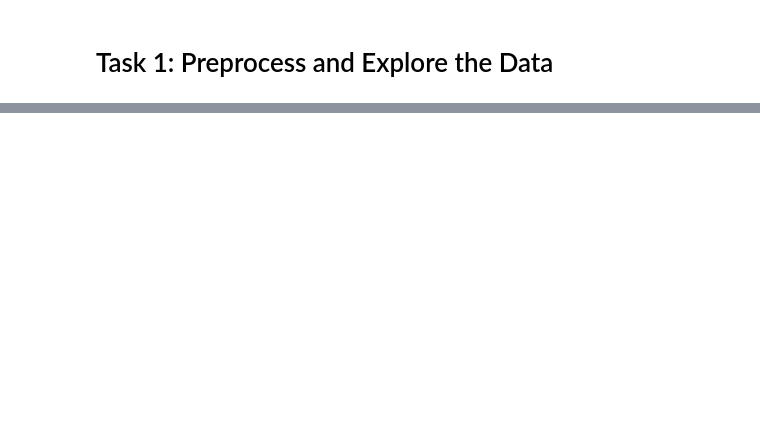
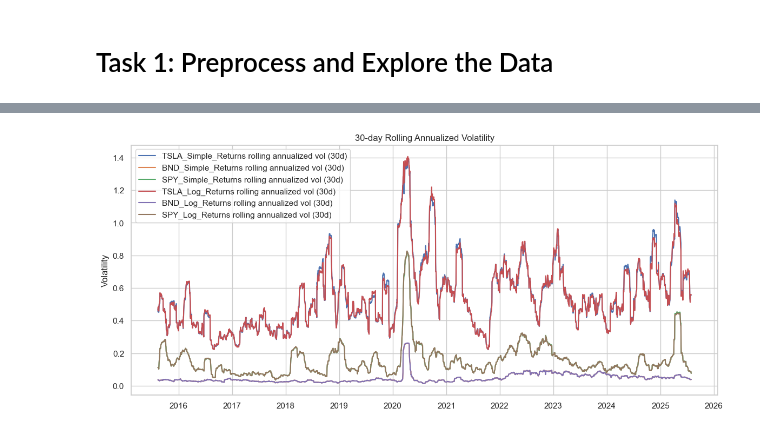
Before and after one commit to Addisu22/Time-Series-Forecasting-for-Portfolio-Management-Optimization, a Jupyter notebook: Notebooks/Preprocess_Explore_Data.ipynb, the cells around one changed output, grey strips where cells are left out. Saved outputs shown, nothing was run; the diff lists cells and outputs as text; code cells hidden in the pictures; blank space fills up the shorter version.

```diff
--- a/Notebooks/Preprocess_Explore_Data.ipynb
+++ b/Notebooks/Preprocess_Explore_Data.ipynb
@@ -93,0 +144,5 @@ display(returns_df.head())
+# %%
+# Example usage:
+log_returns_df = compute_returns(df)
+print("Computed Returns:")
+display(log_returns_df.head())
@@ -101,7 +176,8 @@ plot_prices_and_returns(df, returns)
 # %%
-
 # Example usage:
-plot_rolling_volatility(log_returns, window=30)
+plot_rolling_volatility(log_returns_df, window=30)
+# %% [output]
+[figure, added]
 # %%
 # Example usage
 outlier_days = detect_outlier_days(log_returns, threshold=3)
```
Also changed, not shown: parts of 10 cells of this notebook, 1 other file.
